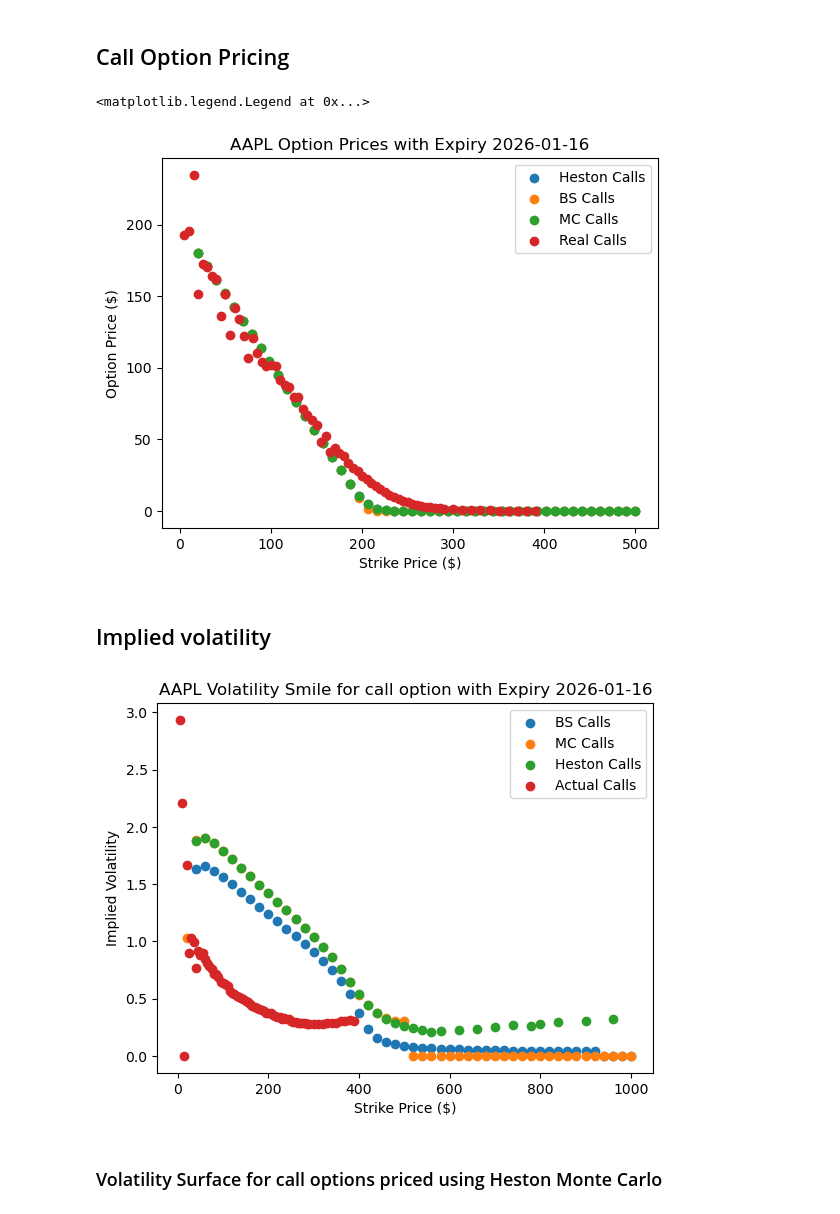
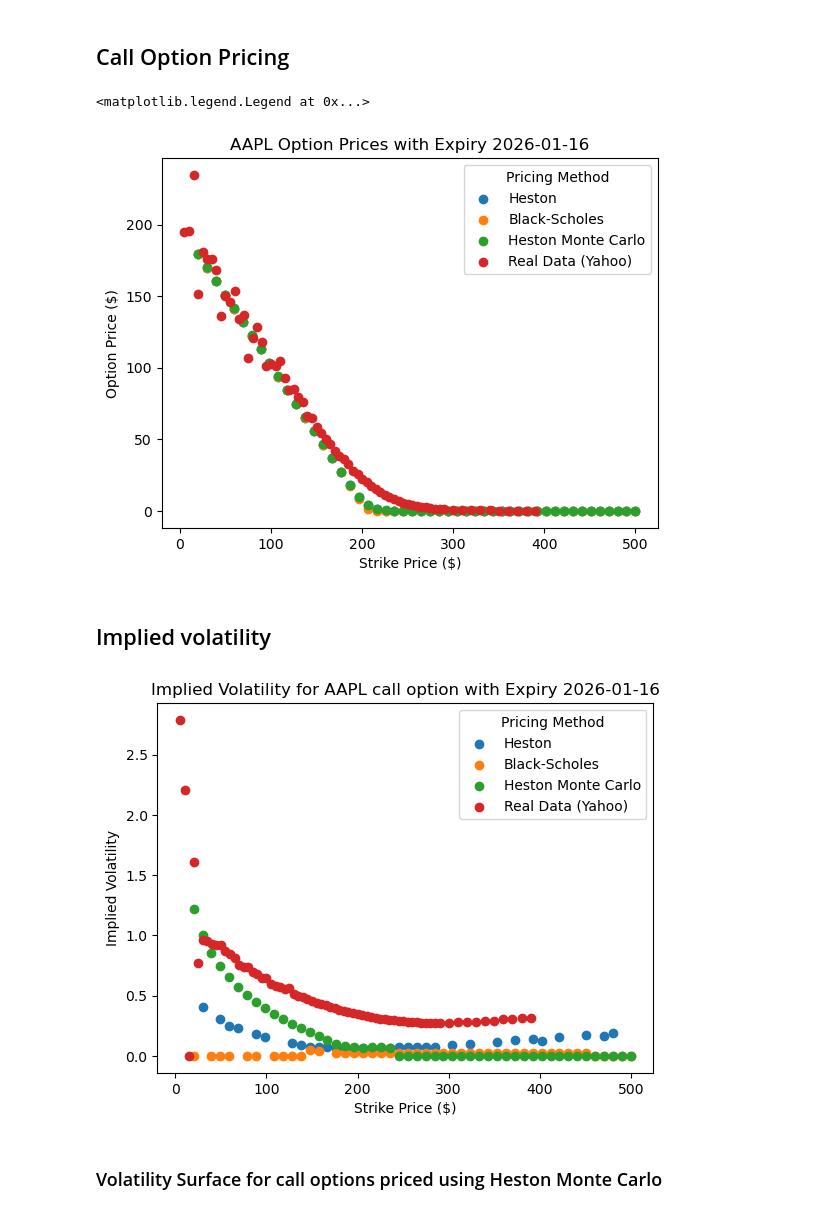
Before and after one commit to maher2k0/mc-heston-option-pricing, a Jupyter notebook: option_analysis.ipynb, the cells around one changed output. Saved outputs shown, nothing was run; the diff lists cells and outputs as text; code cells hidden in the pictures.

```diff
--- a/option_analysis.ipynb
+++ b/option_analysis.ipynb
@@ -151,17 +151,17 @@ bs_price_model = OptionPricer(S0, r, kappa, theta, sigma, rho, v0, option_type =
 black_scholes_call_prices = bs_price_model.price_options(strikes, trading_days)
 # %%
 # Plot Option Prices for Heston, Black-Scholes, and Monte Carlo
-plt.scatter(strikes, heston_call_prices, label='Heston Calls')
-plt.scatter(strikes, black_scholes_call_prices, label='BS Calls')
-plt.scatter(strikes, monte_carlo_call_prices, label='MC Calls')
-plt.scatter(df_calls['strike'], df_calls['lastPrice'], label='Real Calls')
+plt.scatter(strikes, heston_call_prices, label='Heston')
+plt.scatter(strikes, black_scholes_call_prices, label='Black-Scholes')
+plt.scatter(strikes, monte_carlo_call_prices, label='Heston Monte Carlo')
+plt.scatter(df_calls['strike'], df_calls['lastPrice'], label='Real Data (Yahoo)')
 plt.xlabel('Strike Price ($)')
 plt.ylabel('Option Price ($)')
 plt.title('{} Option Prices with Expiry {}'.format(ticker, exp_date))
-plt.legend()
+plt.legend(title="Pricing Method")
 # %% [output]
 <matplotlib.legend.Legend at 0x...>
-[figure, old version]
+[figure, new version]
 # %% [markdown]
 ## Implied volatility
 # %%
@@ -267,26 +267,26 @@ def calculate_implied_volatilities(option_prices,S0, K_array, T, r, option_type=
 
     return np.array(implied_vols)
 # %%
-strikes = np.linspace(20, 1000, 50)
+strikes = np.linspace(20, 500, 50)
 
-#bs_call_ivs_2 = implied_vol(black_scholes_call_prices,S0, strikes, trading_days/252, r, flag='c',q=0, return_as='numpy')
-bs_call_ivs = calculate_implied_volatilities(black_scholes_call_prices, S0, strikes, T, r, option_type='call')
+bs_call_ivs_2 = implied_vol(black_scholes_call_prices,S0, strikes, trading_days/252, r, flag='c',q=0, return_as='numpy')
+#bs_call_ivs = calculate_implied_volatilities(black_scholes_call_prices, S0, strikes, T, r, option_type='call')
 mc_call_ivs = implied_vol(monte_carlo_call_prices,S0, strikes, trading_days/252, r, flag='c',q=0, return_as='numpy')
 #mc_call_ivs = calculate_implied_volatilities(monte_carlo_call_prices, S0, strikes, T, r, option_type='call')
 heston_call_ivs = implied_vol(heston_call_prices,S0, strikes, trading_days/252, r, flag='c',q=0, return_as='numpy')
 
-plt.scatter(strikes, bs_call_ivs, label='BS Calls')
-plt.scatter(strikes, mc_call_ivs, label='MC Calls')
-plt.scatter(strikes, heston_call_ivs, label='Heston Calls')
-plt.scatter(df_calls['strike'], df_calls['impliedVolatility'], label='Actual Calls')
+plt.scatter(strikes, heston_call_ivs, label='Heston')
+plt.scatter(strikes, bs_call_ivs_2, label='Black-Scholes')
+plt.scatter(strikes, mc_call_ivs, label='Heston Monte Carlo')
+plt.scatter(df_calls['strike'], df_calls['impliedVolatility'], label='Real Data (Yahoo)')
 
-plt.title('{} Volatility Smile for call option with Expiry {}'.format(ticker,exp_date))
+plt.title('Implied Volatility for {} call option with Expiry {}'.format(ticker,exp_date))
 plt.xlabel('Strike Price ($)')
 plt.ylabel('Implied Volatility')
-plt.legend()
+plt.legend(title="Pricing Method")
 plt.show()
 # %% [output]
-[figure, old version]
+[figure, new version]
 # %% [markdown]
 ### Volatility Surface for call options priced using Heston Monte Carlo
 # %%
```
Also changed, not shown: parts of 14 cells of this notebook, 1 other file.
